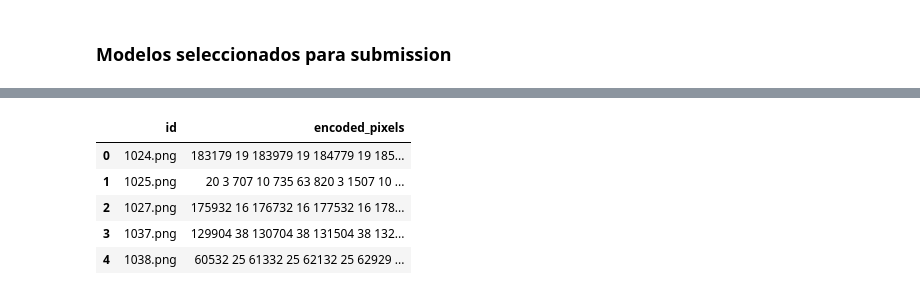
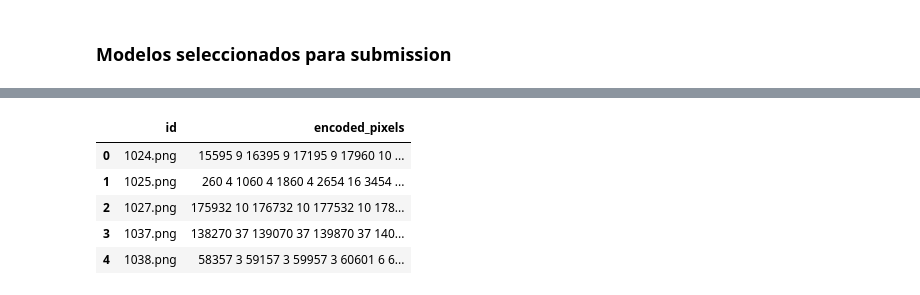
Before and after one commit to octarevetria/Taller_DL, a Jupyter notebook: obligatorio_2025/Obligatorio-letra.ipynb, the cells around one changed output, grey strips where cells are left out. Drawn from its saved outputs; the diff is of its cells as text; code cells hidden in the pictures.

```diff
--- a/obligatorio_2025/Obligatorio-letra.ipynb
+++ b/obligatorio_2025/Obligatorio-letra.ipynb
@@ -904,7 +949,7 @@ full_loader = DataLoader(
     num_workers=0
 )
 # %%
-best_model_path = "best_unet.pth"
+best_model_path = "best_unet_5.pth"
 
 model = UNet_2(
     n_channels=3,
@@ -953,36 +1021,36 @@ for fname in test_filenames:
     augmented = val_transform(image=img) # Aplicar el mismo transform que usamos para validación
     img_tensor = augmented["image"].unsqueeze(0).to(device) # [1, 3, H, W]
 
     with torch.no_grad():
         logits = model(img_tensor) # [1, 1, H_resized, W_resized]
         probs  = torch.sigmoid(logits)
         pred   = (probs > 0.5).float().cpu().numpy()[0, 0] # pred esta en la resolucion de la transformacion
 
     # Necesitamos llevarla a 800x800 para Kaggle
     mask_small = (pred > 0.5).astype("uint8") * 255
     mask_pil = Image.fromarray(mask_small, mode="L")
     mask_resized_pil = mask_pil.resize((W_orig, H_orig), resample=Image.NEAREST) # Redimensiona con NEAREST más prolijo
     mask_resized = np.array(mask_resized_pil)
     mask_bin = (mask_resized > 127).astype("uint8") # Fuerza mascara binaria 0/1
 
     rle = mask_to_rle(mask_bin)
 
     image_id = fname
 
     all_ids.append(image_id)
     all_rles.append(rle)
 
 submission = pd.DataFrame({
     "id": all_ids,
     "encoded_pixels": all_rles
 })
 
-submission.to_csv("submission.csv", index=False)
+submission.to_csv("submission_3.csv", index=False)
 submission.head()
 # %% [output]
 |  | id | encoded_pixels |
-| 0 | 1024.png | 183179 19 183979 19 184779 19 185... |
-| 1 | 1025.png | 20 3 707 10 735 63 820 3 1507 10 ... |
-| 2 | 1027.png | 175932 16 176732 16 177532 16 178... |
-| 3 | 1037.png | 129904 38 130704 38 131504 38 132... |
-| 4 | 1038.png | 60532 25 61332 25 62132 25 62929 ... |
+| 0 | 1024.png | 15595 9 16395 9 17195 9 17960 10 ... |
+| 1 | 1025.png | 260 4 1060 4 1860 4 2654 16 3454 ... |
+| 2 | 1027.png | 175932 10 176732 10 177532 10 178... |
+| 3 | 1037.png | 138270 37 139070 37 139870 37 140... |
+| 4 | 1038.png | 58357 3 59157 3 59957 3 60601 6 6... |
```
Also changed, not shown: parts of 14 cells of this notebook, 1 other file.
